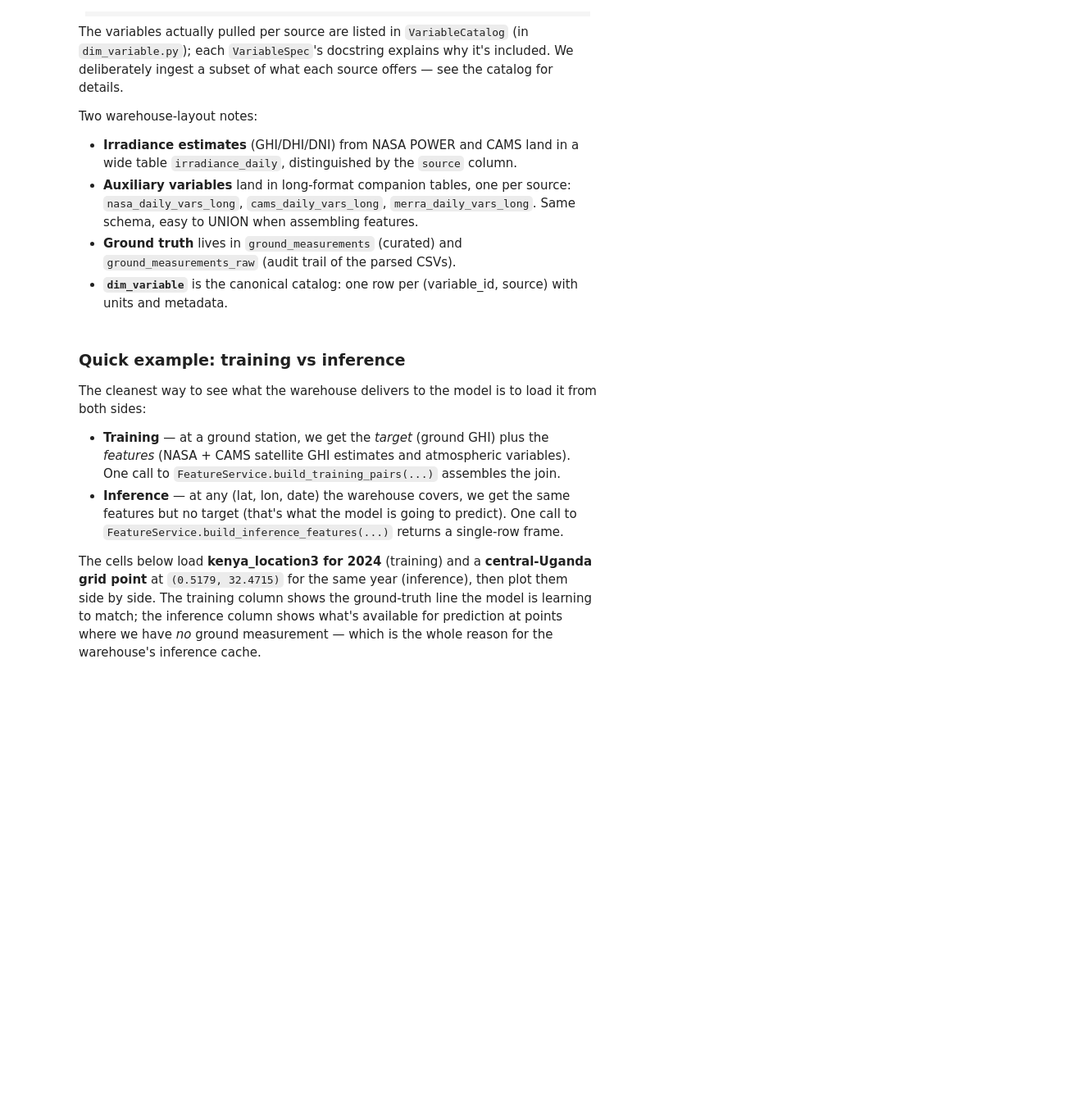
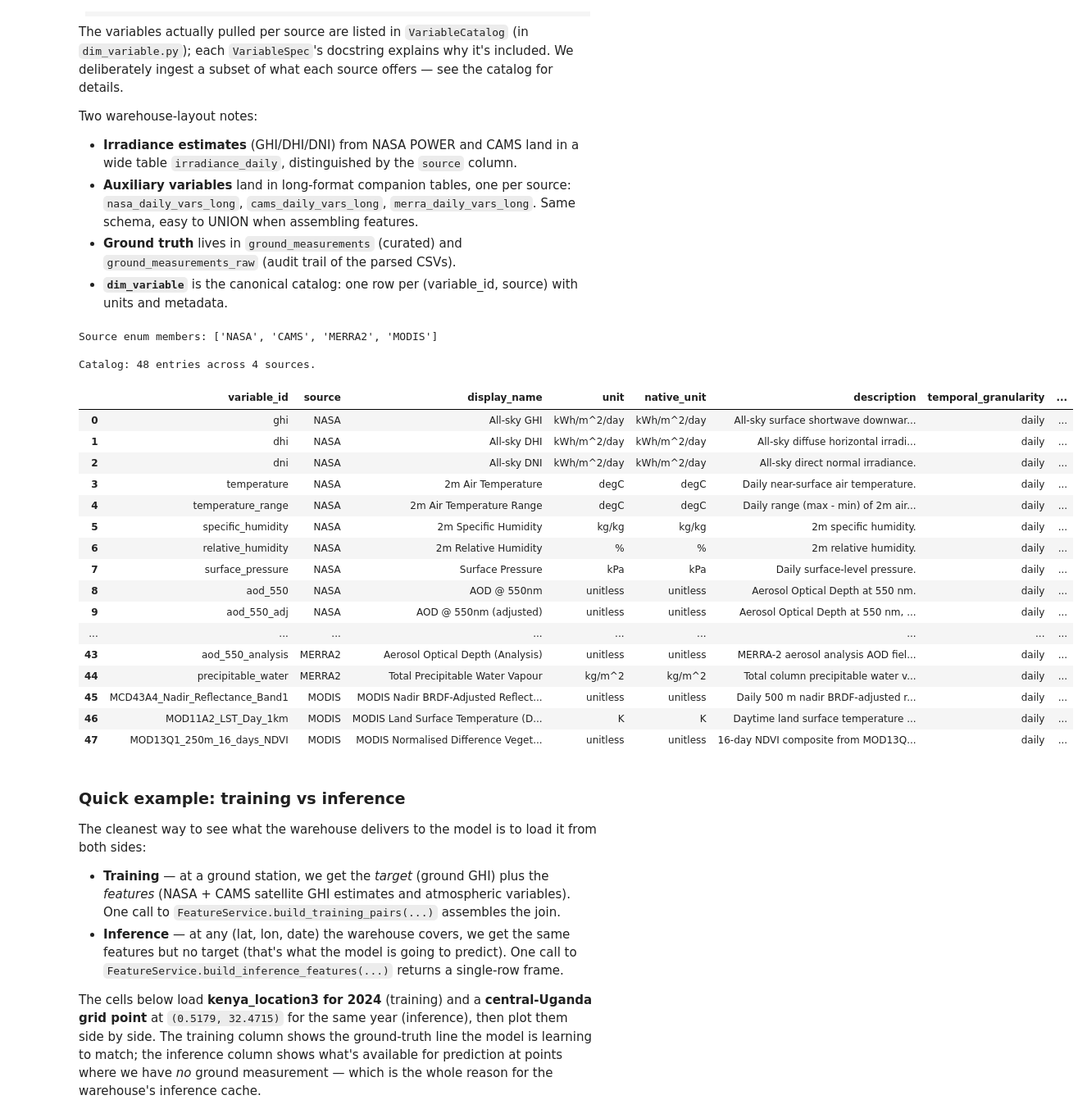
Before and after one commit to Marconi-Lab/SolarIrradiation, a Jupyter notebook: notebooks/01_warehouse_population.ipynb, the cells around one changed output. Shown at 82% size. Saved outputs shown, nothing was run; the diff lists cells and outputs as text; code cells hidden in the pictures; blank space fills up the shorter version.

Commit message:
additional descriptions added to notebooks

```diff
--- a/notebooks/01_warehouse_population.ipynb
+++ b/notebooks/01_warehouse_population.ipynb
@@ -290,6 +315,36 @@ Two warehouse-layout notes:
 - **Auxiliary variables** land in long-format companion tables, one per source: `nasa_daily_vars_long`, `cams_daily_vars_long`, `merra_daily_vars_long`. Same schema, easy to UNION when assembling features.
 - **Ground truth** lives in `ground_measurements` (curated) and `ground_measurements_raw` (audit trail of the parsed CSVs).
 - **`dim_variable`** is the canonical catalog: one row per (variable_id, source) with units and metadata.
+# %%
+# Browse the variable catalog. Whenever you write a FeatureSelection (NB 02)
+# or a FeatureSpec (NB 03), every variable_id you reference must appear
+# below — so this is the cell to consult when picking inputs.
+print("Source enum members:", [s.value for s in Source])
+
+catalog_df = variables_to_dataframe(VariableCatalog.all_variables())
+print(f"\nCatalog: {len(catalog_df)} entries across {catalog_df['source'].nunique()} sources.")
+catalog_df
+# %% [output]
+Source enum members: ['NASA', 'CAMS', 'MERRA2', 'MODIS']
+
+Catalog: 48 entries across 4 sources.
+|  | variable_id | source | display_name | unit | native_unit | description | temporal_granularity | ... |
+| 0 | ghi | NASA | All-sky GHI | kWh/m^2/day | kWh/m^2/day | All-sky surface shortwave downwar... | daily | ... |
+| 1 | dhi | NASA | All-sky DHI | kWh/m^2/day | kWh/m^2/day | All-sky diffuse horizontal irradi... | daily | ... |
+| 2 | dni | NASA | All-sky DNI | kWh/m^2/day | kWh/m^2/day | All-sky direct normal irradiance. | daily | ... |
+| 3 | temperature | NASA | 2m Air Temperature | degC | degC | Daily near-surface air temperature. | daily | ... |
+| 4 | temperature_range | NASA | 2m Air Temperature Range | degC | degC | Daily range (max - min) of 2m air... | daily | ... |
+| 5 | specific_humidity | NASA | 2m Specific Humidity | kg/kg | kg/kg | 2m specific humidity. | daily | ... |
+| 6 | relative_humidity | NASA | 2m Relative Humidity | % | % | 2m relative humidity. | daily | ... |
+| 7 | surface_pressure | NASA | Surface Pressure | kPa | kPa | Daily surface-level pressure. | daily | ... |
+| 8 | aod_550 | NASA | AOD @ 550nm | unitless | unitless | Aerosol Optical Depth at 550 nm. | daily | ... |
+| 9 | aod_550_adj | NASA | AOD @ 550nm (adjusted) | unitless | unitless | Aerosol Optical Depth at 550 nm, ... | daily | ... |
+| ... | ... | ... | ... | ... | ... | ... | ... | ... |
+| 43 | aod_550_analysis | MERRA2 | Aerosol Optical Depth (Analysis) | unitless | unitless | MERRA-2 aerosol analysis AOD fiel... | daily | ... |
+| 44 | precipitable_water | MERRA2 | Total Precipitable Water Vapour | kg/m^2 | kg/m^2 | Total column precipitable water v... | daily | ... |
+| 45 | MCD43A4_Nadir_Reflectance_Band1 | MODIS | MODIS Nadir BRDF-Adjusted Reflect... | unitless | unitless | Daily 500 m nadir BRDF-adjusted r... | daily | ... |
+| 46 | MOD11A2_LST_Day_1km | MODIS | MODIS Land Surface Temperature (D... | K | K | Daytime land surface temperature ... | daily | ... |
+| 47 | MOD13Q1_250m_16_days_NDVI | MODIS | MODIS Normalised Difference Veget... | unitless | unitless | 16-day NDVI composite from MOD13Q... | daily | ... |
 # %% [markdown]
 ### Quick example: training vs inference
 
```
Also changed, not shown: parts of 17 cells of this notebook, 3 other files.
